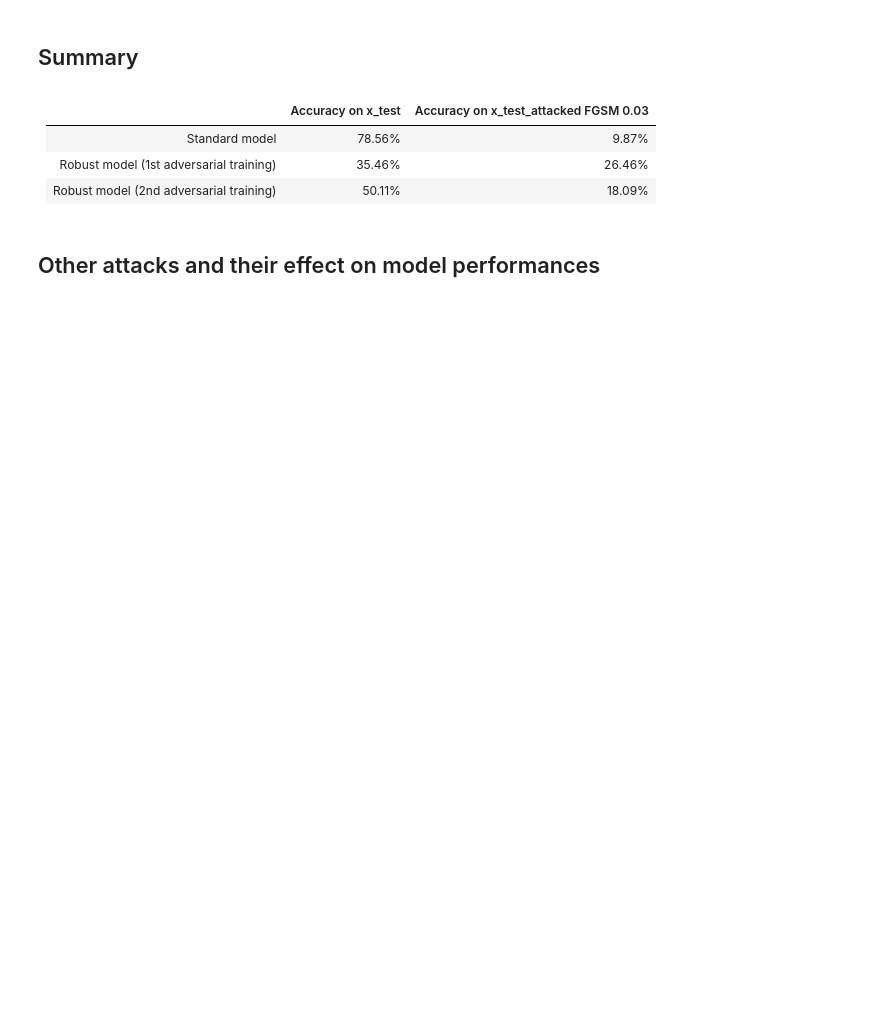
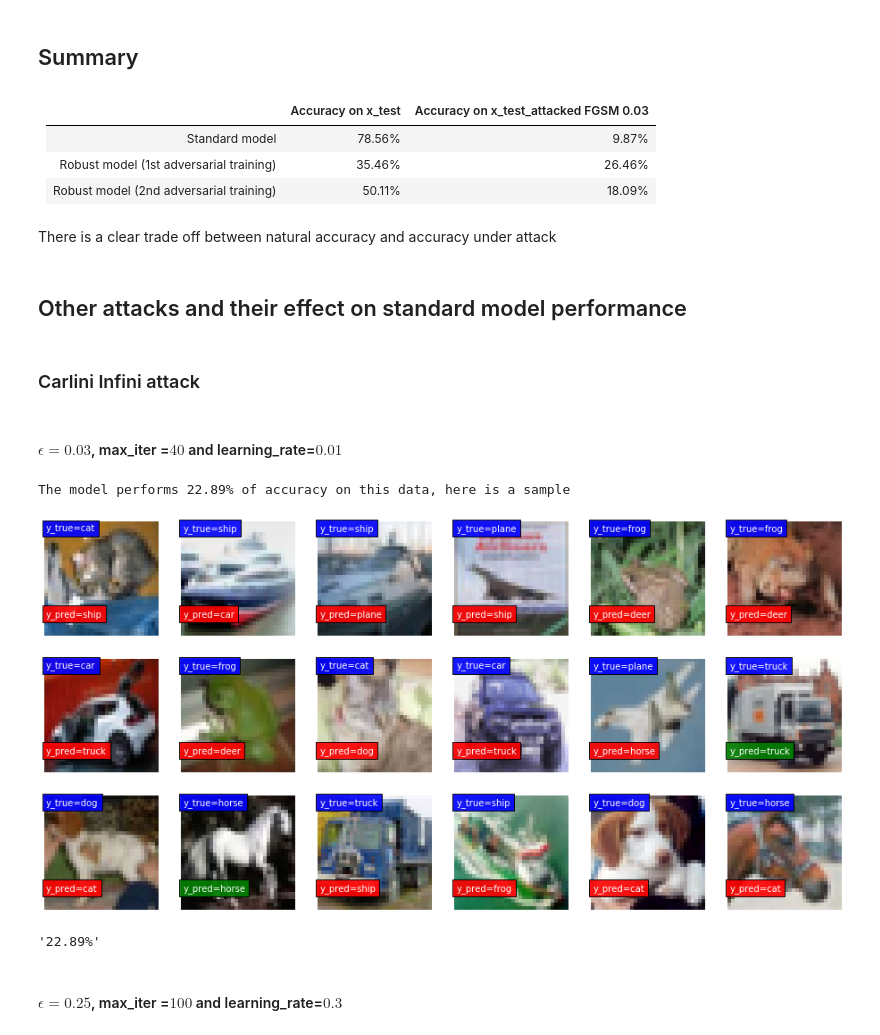
Before and after one commit to brash6/adversarial_attack_image_classif, a Jupyter notebook: Adversarial_Attacks_Project_Summary.ipynb, the cells around one changed output. Drawn from its saved outputs; the diff is of its cells as text; code cells hidden in the pictures; blank space fills up the shorter version.

```diff
--- a/Adversarial_Attacks_Project_Summary.ipynb
+++ b/Adversarial_Attacks_Project_Summary.ipynb
@@ -222,5 +226,21 @@ visualization.show_dataset_and_predictions(x_test_attacked_robust_rand_FGSM, y_t
 |                            Standard model                            	|       78.56%       	|            9.87%            	|
 |             Robust model (1st adversarial training)            	    |       35.46%       	|            26.46%            	|
 |             Robust model (2nd adversarial training)            	    |       50.11%       	|            18.09%            	|
+# %% [markdown]
+There is a clear trade off between natural accuracy and accuracy under attack
 # %% [markdown]
-## Other attacks and their effect on model performances
+## Other attacks and their effect on standard model performance
+# %% [markdown]
+### Carlini Infini attack
+# %% [markdown]
+#### $\epsilon = 0.03$, max_iter =$40$ and learning_rate=$0.01$
+# %%
+x_test_attacked_CInf = np.load(cst.ATTACKED_TEST_CInf)
+# %%
+visualization.show_dataset_and_predictions(x_test_attacked_CInf, y_test, model)
+# %% [output]
+The model performs 22.89% of accuracy on this data, here is a sample
+[figure, added]
+'22.89%'
+# %% [markdown]
+#### $\epsilon = 0.25$, max_iter =$100$ and learning_rate=$0.3$
```
Also changed, not shown: parts of 30 cells of this notebook, 6 other files.
